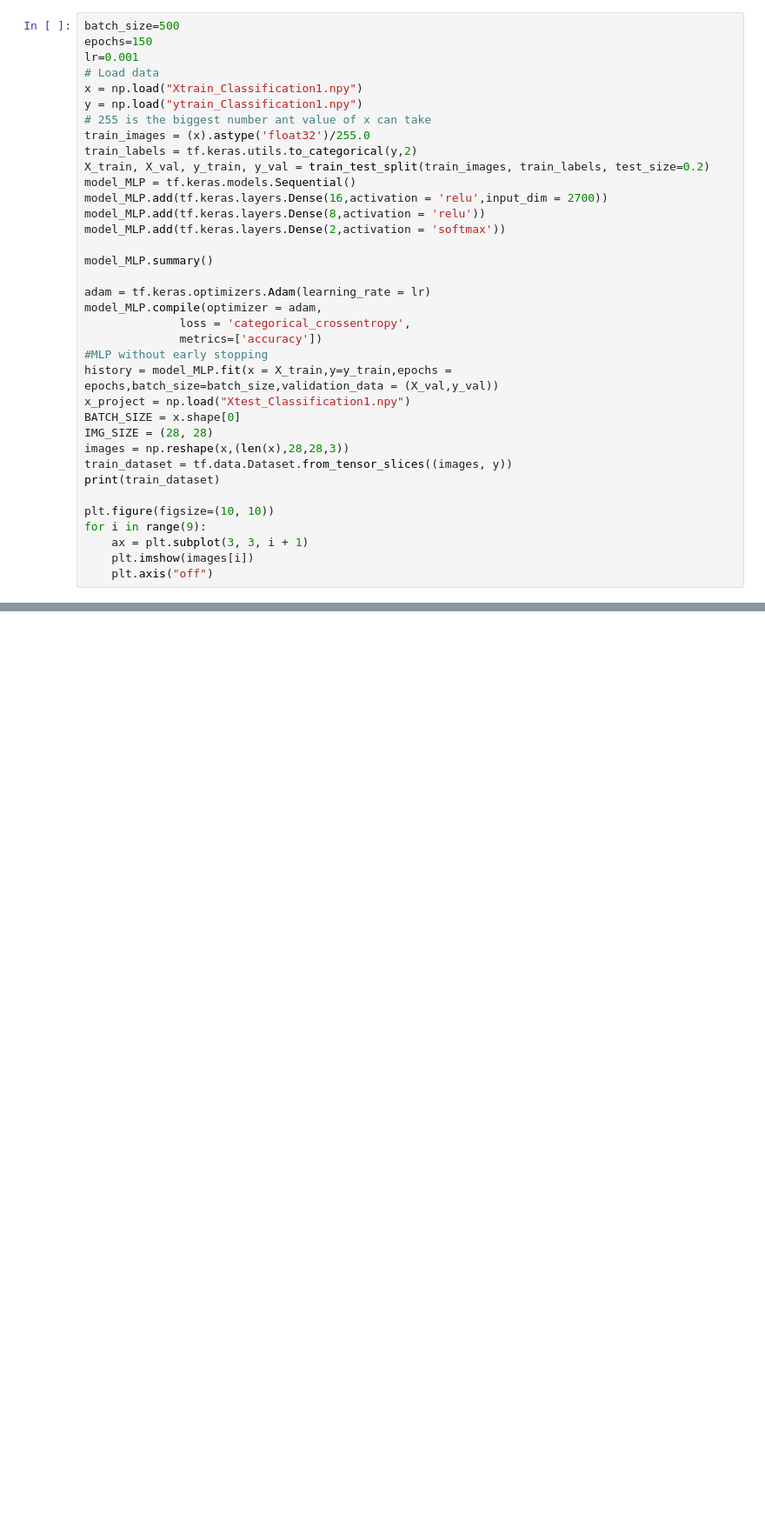
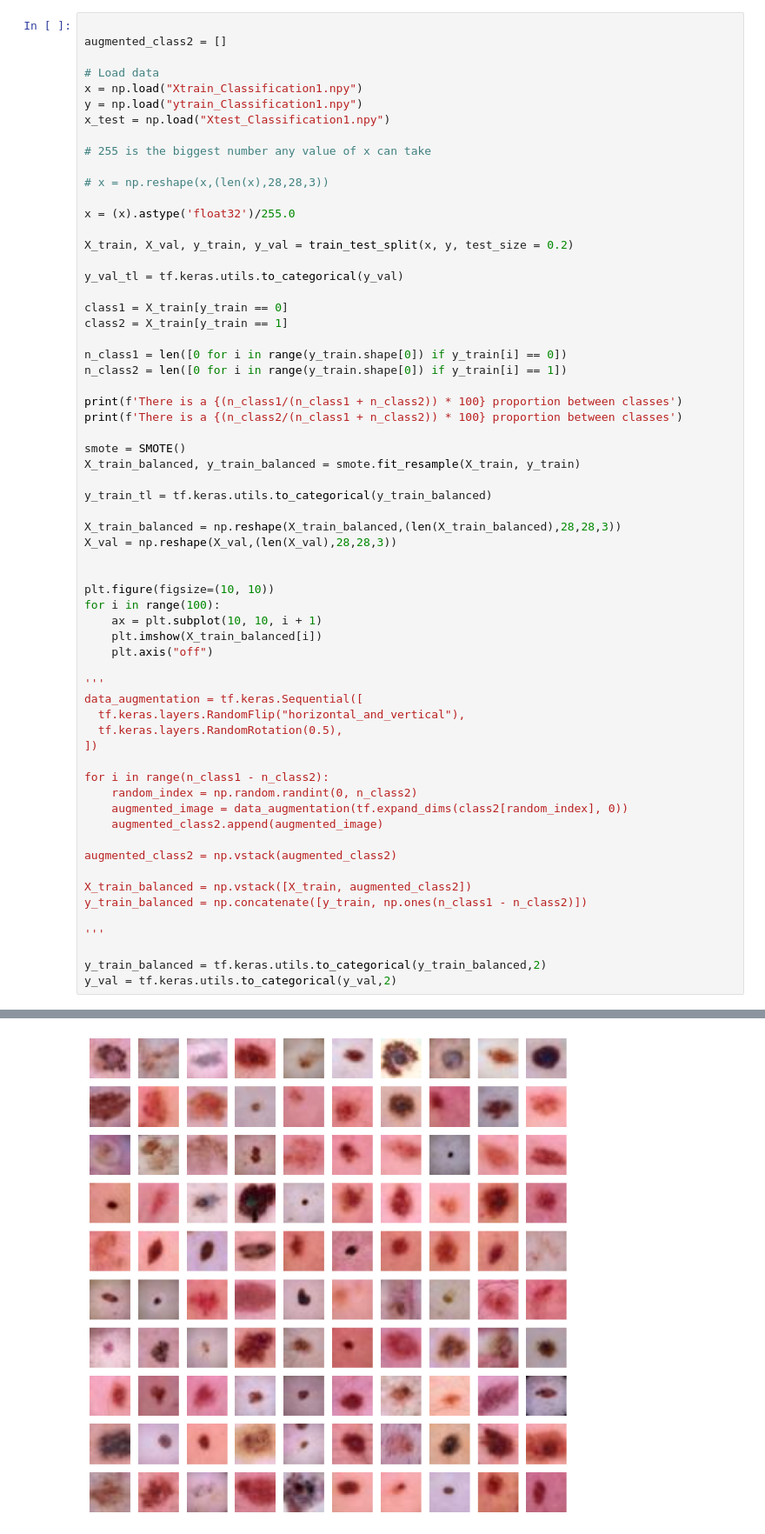
Before and after one commit to FilipeJInacio/ML, a Jupyter notebook: task3/task3.ipynb, the cells around one changed output, grey strips where cells are left out. Shown at 87% size. Saved outputs shown, nothing was run; the diff lists cells and outputs as text; blank space fills up the shorter version.

```diff
--- a/task3/task3.ipynb
+++ b/task3/task3.ipynb
@@ -16,39 +18,66 @@ from sklearn.model_selection import train_test_split
 
 Input files are loaded into variables *x*, *y* and *x_project*, this last one being from the *x_test* file. Commented below is a subset of code that performs outlier removal of two points who in a previous analysis were thought to be harmful for our model. But later these points did appear to have a degree of importance, especially due to them being similar to a couple of points in the testing samples. What is not commented, is the removal of four features from x_train and x_test, these same features from analysis through lasso revealed to be a little bit harmful to the SSE of our model. Thus, removing said dimensions improves our accuracy while still keeping our model structured and secure.
 # %%
-batch_size=500
-epochs=150
-lr=0.001
+
+augmented_class2 = []
+
 # Load data
 x = np.load("Xtrain_Classification1.npy")
 y = np.load("ytrain_Classification1.npy")
-# 255 is the biggest number ant value of x can take
-train_images = (x).astype('float32')/255.0
-train_labels = tf.keras.utils.to_categorical(y,2)
-X_train, X_val, y_train, y_val = train_test_split(train_images, train_labels, test_size=0.2)
-model_MLP = tf.keras.models.Sequential()
-model_MLP.add(tf.keras.layers.Dense(16,activation = 'relu',input_dim = 2700))
-model_MLP.add(tf.keras.layers.Dense(8,activation = 'relu'))
-model_MLP.add(tf.keras.layers.Dense(2,activation = 'softmax'))
+x_test = np.load("Xtest_Classification1.npy")
 
-model_MLP.summary()
+# 255 is the biggest number any value of x can take
 
-adam = tf.keras.optimizers.Adam(learning_rate = lr)
-model_MLP.compile(optimizer = adam,
-              loss = 'categorical_crossentropy',
-              metrics=['accuracy'])
-#MLP without early stopping
-history = model_MLP.fit(x = X_train,y=y_train,epochs = epochs,batch_size=batch_size,validation_data = (X_val,y_val))
-x_project = np.load("Xtest_Classification1.npy")
-BATCH_SIZE = x.shape[0]
-IMG_SIZE = (28, 28)
-images = np.reshape(x,(len(x),28,28,3))
-train_dataset = tf.data.Dataset.from_tensor_slices((images, y))
-print(train_dataset)
+# x = np.reshape(x,(len(x),28,28,3))
+
+x = (x).astype('float32')/255.0
+
+X_train, X_val, y_train, y_val = train_test_split(x, y, test_size = 0.2)
+
+y_val_tl = tf.keras.utils.to_categorical(y_val)
+
+class1 = X_train[y_train == 0]
+class2 = X_train[y_train == 1]
+
+n_class1 = len([0 for i in range(y_train.shape[0]) if y_train[i] == 0])
+n_class2 = len([0 for i in range(y_train.shape[0]) if y_train[i] == 1])
+
+print(f'There is a {(n_class1/(n_class1 + n_class2)) * 100} proportion between classes')
+print(f'There is a {(n_class2/(n_class1 + n_class2)) * 100} proportion between classes')
+
+smote = SMOTE()
+X_train_balanced, y_train_balanced = smote.fit_resample(X_train, y_train)
+
+y_train_tl = tf.keras.utils.to_categorical(y_train_balanced)
+
+X_train_balanced = np.reshape(X_train_balanced,(len(X_train_balanced),28,28,3))
+X_val = np.reshape(X_val,(len(X_val),28,28,3))
+
 
 plt.figure(figsize=(10, 10))
-for i in range(9):
-    ax = plt.subplot(3, 3, i + 1)
-    plt.imshow(images[i])
+for i in range(100):
+    ax = plt.subplot(10, 10, i + 1)
+    plt.imshow(X_train_balanced[i])
     plt.axis("off")
+
+'''
+data_augmentation = tf.keras.Sequential([
+  tf.keras.layers.RandomFlip("horizontal_and_vertical"),
+  tf.keras.layers.RandomRotation(0.5),
+])
+
+for i in range(n_class1 - n_class2):
+    random_index = np.random.randint(0, n_class2)
+    augmented_image = data_augmentation(tf.expand_dims(class2[random_index], 0))
+    augmented_class2.append(augmented_image)
+
+augmented_class2 = np.vstack(augmented_class2)
+
+X_train_balanced = np.vstack([X_train, augmented_class2])
+y_train_balanced = np.concatenate([y_train, np.ones(n_class1 - n_class2)])
+
+'''
+
+y_train_balanced = tf.keras.utils.to_categorical(y_train_balanced,2)
+y_val = tf.keras.utils.to_categorical(y_val,2)
 # %% [output]
@@ -74,0 +86 @@ ValueError: in user code:
+[figure, added]
```
Also changed, not shown: parts of 11 cells of this notebook.
